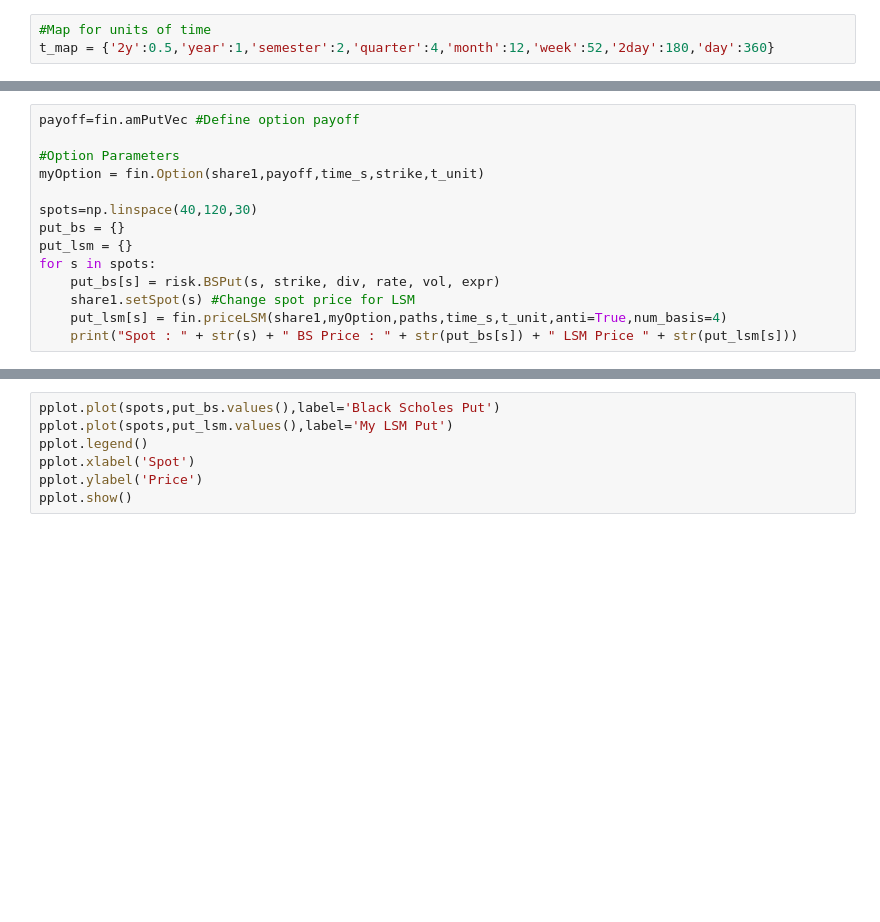
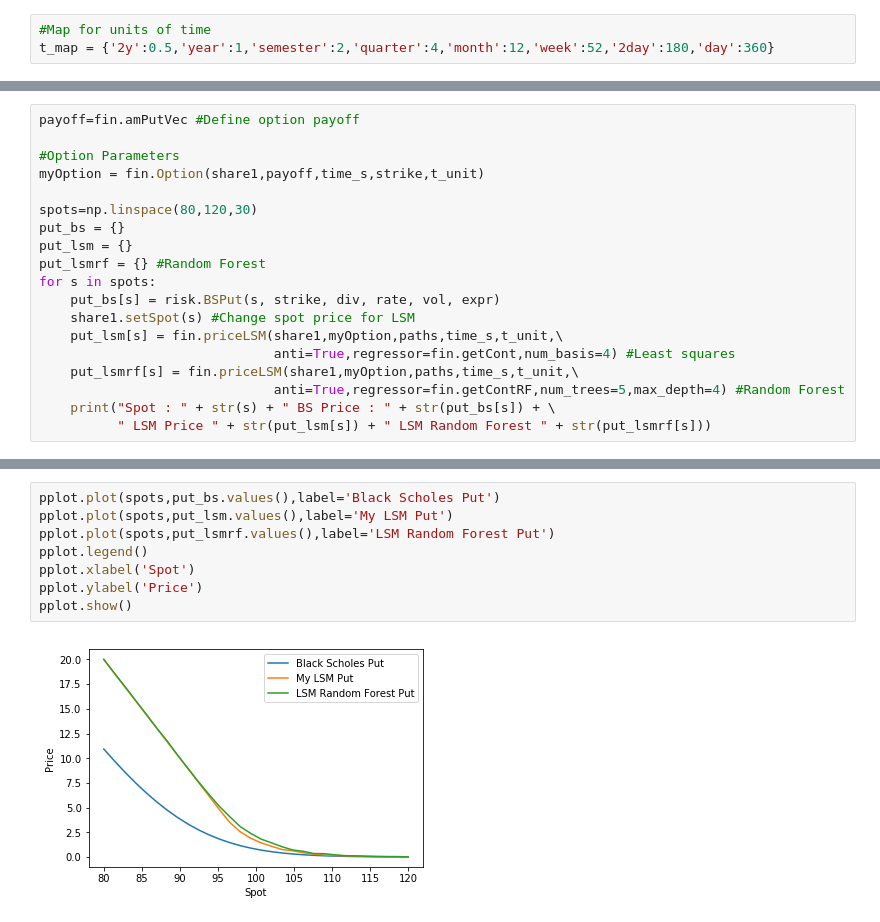
Before and after one commit to maylathant/NYU_Machine_Learning_Project, a Jupyter notebook: pythonMC/AmericanOptionML.ipynb, the cells around one changed output, grey strips where cells are left out. Drawn from its saved outputs; the diff is of its cells as text; blank space fills up the shorter version.

```diff
--- a/pythonMC/AmericanOptionML.ipynb
+++ b/pythonMC/AmericanOptionML.ipynb
@@ -74,14 +117,19 @@ payoff=fin.amPutVec #Define option payoff
 #Option Parameters
 myOption = fin.Option(share1,payoff,time_s,strike,t_unit)
 
-spots=np.linspace(40,120,30)
+spots=np.linspace(80,120,30)
 put_bs = {}
 put_lsm = {}
+put_lsmrf = {} #Random Forest
 for s in spots:
     put_bs[s] = risk.BSPut(s, strike, div, rate, vol, expr)
     share1.setSpot(s) #Change spot price for LSM
-    put_lsm[s] = fin.priceLSM(share1,myOption,paths,time_s,t_unit,anti=True,num_basis=4)
-    print("Spot : " + str(s) + " BS Price : " + str(put_bs[s]) + " LSM Price " + str(put_lsm[s]))
+    put_lsm[s] = fin.priceLSM(share1,myOption,paths,time_s,t_unit,\
+                              anti=True,regressor=fin.getCont,num_basis=4) #Least squares
+    put_lsmrf[s] = fin.priceLSM(share1,myOption,paths,time_s,t_unit,\
+                              anti=True,regressor=fin.getContRF,num_trees=5,max_depth=4) #Random Forest
+    print("Spot : " + str(s) + " BS Price : " + str(put_bs[s]) + \
+          " LSM Price " + str(put_lsm[s]) + " LSM Random Forest " + str(put_lsmrf[s]))
 # %% [output]
 To use the future default and silence this warning we advise to pass `rcond=None`, to keep using the old, explicitly pass `rcond=-1`.
   betas = np.linalg.lstsq(X,Ct1)[0]
@@ -93,8 +153,11 @@ Spot : 51.03448275862069 BS Price : 46.987443503899826 LSM Price 48.960620934474
 # %%
 pplot.plot(spots,put_bs.values(),label='Black Scholes Put')
 pplot.plot(spots,put_lsm.values(),label='My LSM Put')
+pplot.plot(spots,put_lsmrf.values(),label='LSM Random Forest Put')
 pplot.legend()
 pplot.xlabel('Spot')
 pplot.ylabel('Price')
 pplot.show()
+# %% [output]
+[figure, added]
 # %%
```
Also changed, not shown: parts of 23 cells of this notebook, 19 other files.
